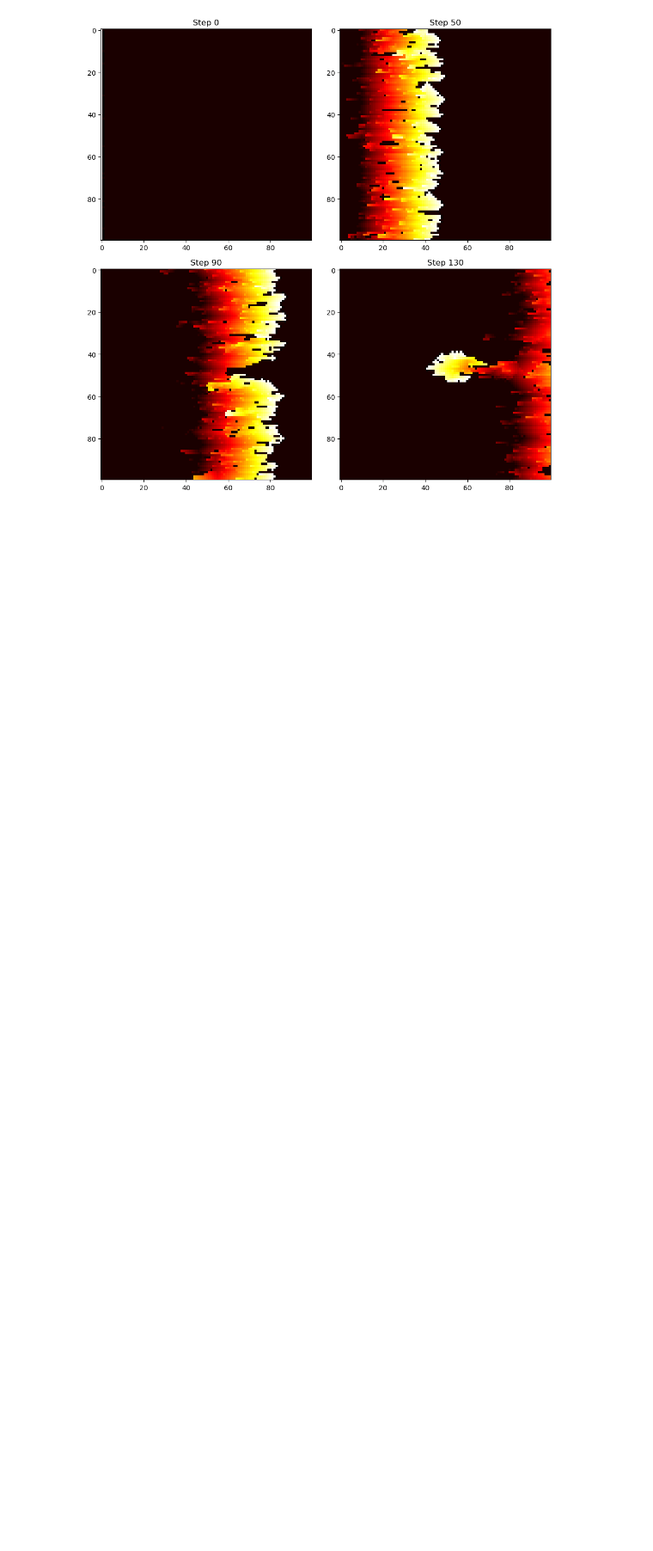
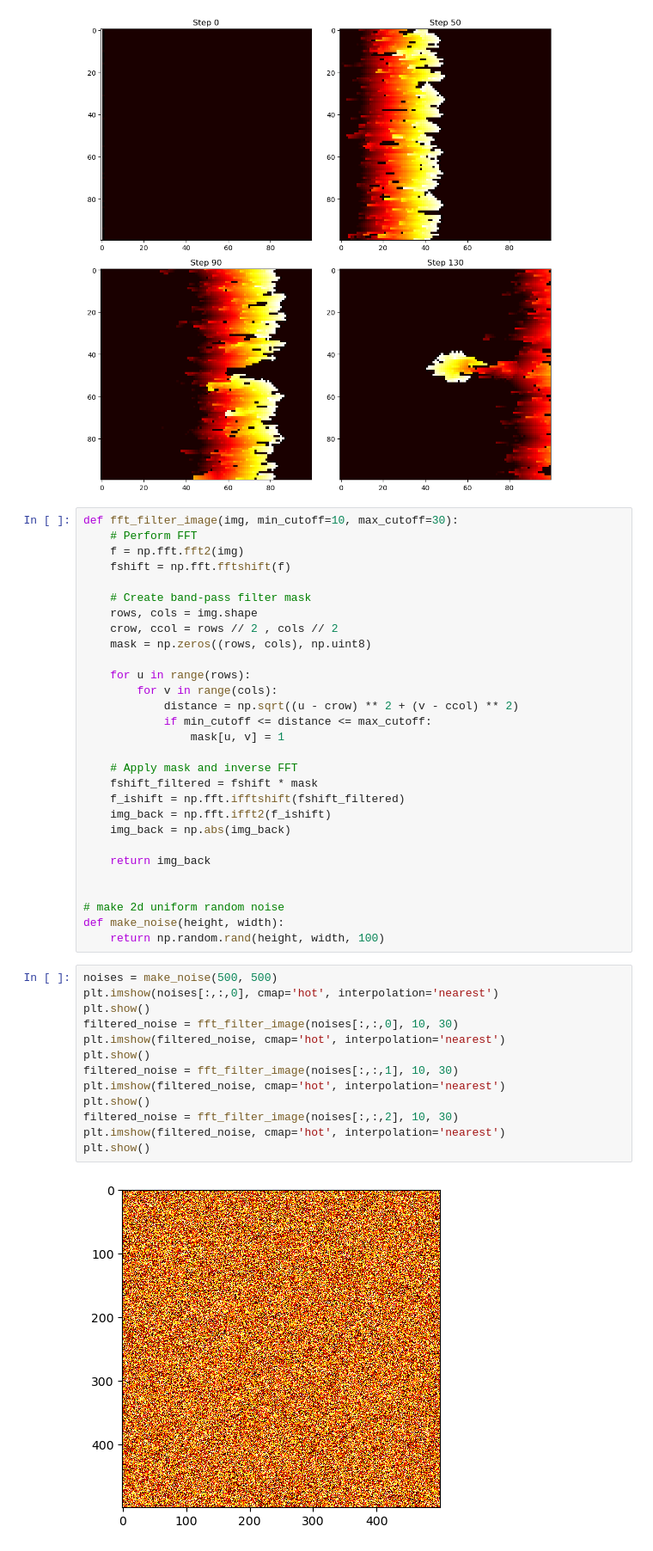
Before and after one commit to JakobSchauser/PhD, a Jupyter notebook: courses/PMD/code/w3/heart_agent_model.ipynb, the cells around one changed output. Shown at 86% size. Saved outputs shown, nothing was run; the diff lists cells and outputs as text; blank space fills up the shorter version.

```diff
--- a/courses/PMD/code/w3/heart_agent_model.ipynb
+++ b/courses/PMD/code/w3/heart_agent_model.ipynb
@@ -103,3 +103,47 @@ for i in [0, 50, 90, 130]:
 plt.tight_layout()
 # %% [output]
 [figure]
+# %%
+def fft_filter_image(img, min_cutoff=10, max_cutoff=30):
+    # Perform FFT
+    f = np.fft.fft2(img)
+    fshift = np.fft.fftshift(f)
+
+    # Create band-pass filter mask
+    rows, cols = img.shape
+    crow, ccol = rows // 2 , cols // 2
+    mask = np.zeros((rows, cols), np.uint8)
+
+    for u in range(rows):
+        for v in range(cols):
+            distance = np.sqrt((u - crow) ** 2 + (v - ccol) ** 2)
+            if min_cutoff <= distance <= max_cutoff:
+                mask[u, v] = 1
+
+    # Apply mask and inverse FFT
+    fshift_filtered = fshift * mask
+    f_ishift = np.fft.ifftshift(fshift_filtered)
+    img_back = np.fft.ifft2(f_ishift)
+    img_back = np.abs(img_back)
+
+    return img_back
+
+
+# make 2d uniform random noise
+def make_noise(height, width):
+    return np.random.rand(height, width, 100)
+# %%
+noises = make_noise(500, 500)
+plt.imshow(noises[:,:,0], cmap='hot', interpolation='nearest')
+plt.show()
+filtered_noise = fft_filter_image(noises[:,:,0], 10, 30)
+plt.imshow(filtered_noise, cmap='hot', interpolation='nearest')
+plt.show()
+filtered_noise = fft_filter_image(noises[:,:,1], 10, 30)
+plt.imshow(filtered_noise, cmap='hot', interpolation='nearest')
+plt.show()
+filtered_noise = fft_filter_image(noises[:,:,2], 10, 30)
+plt.imshow(filtered_noise, cmap='hot', interpolation='nearest')
+plt.show()
+# %% [output]
+[figure, added]
```
Also changed, not shown: parts of 1 cell of this notebook.
